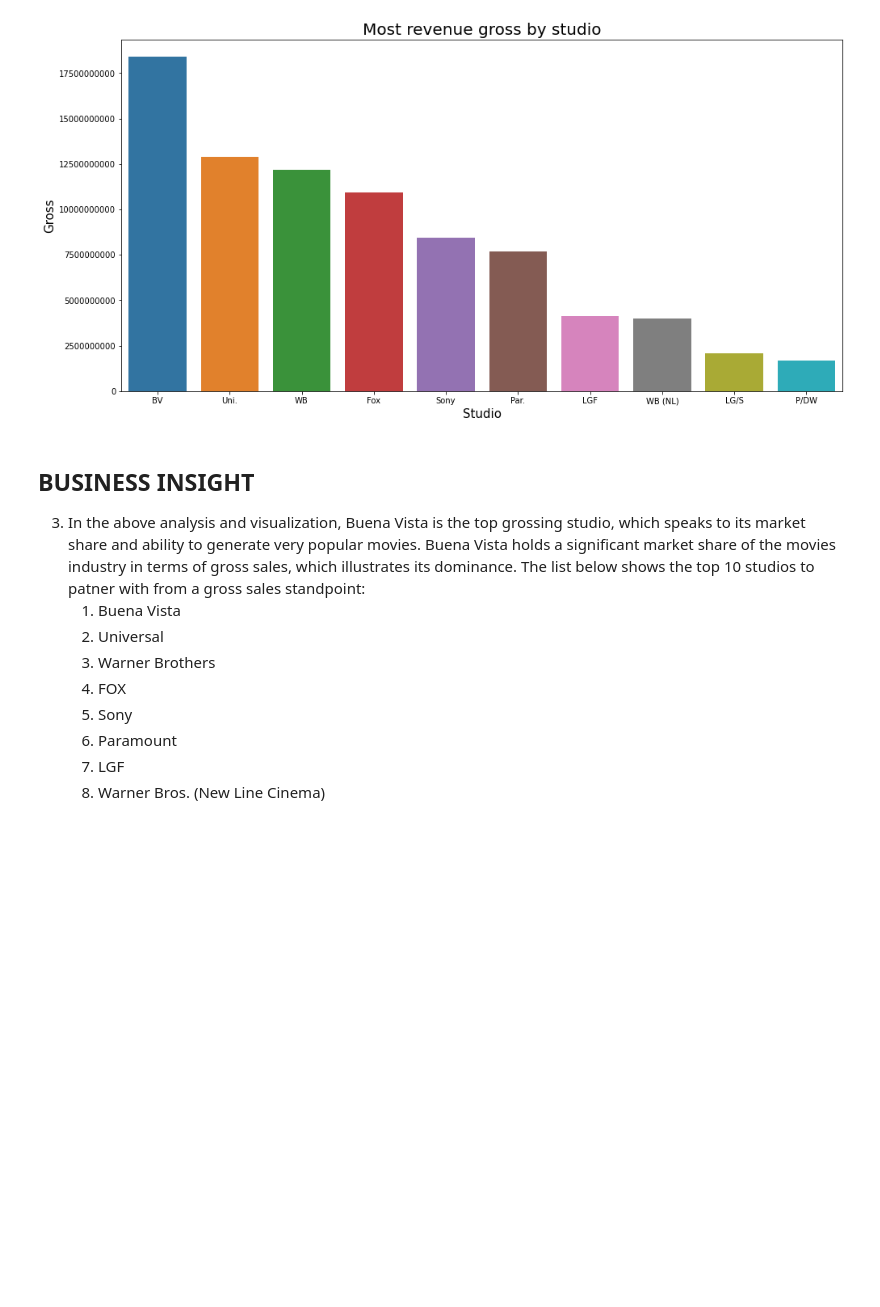
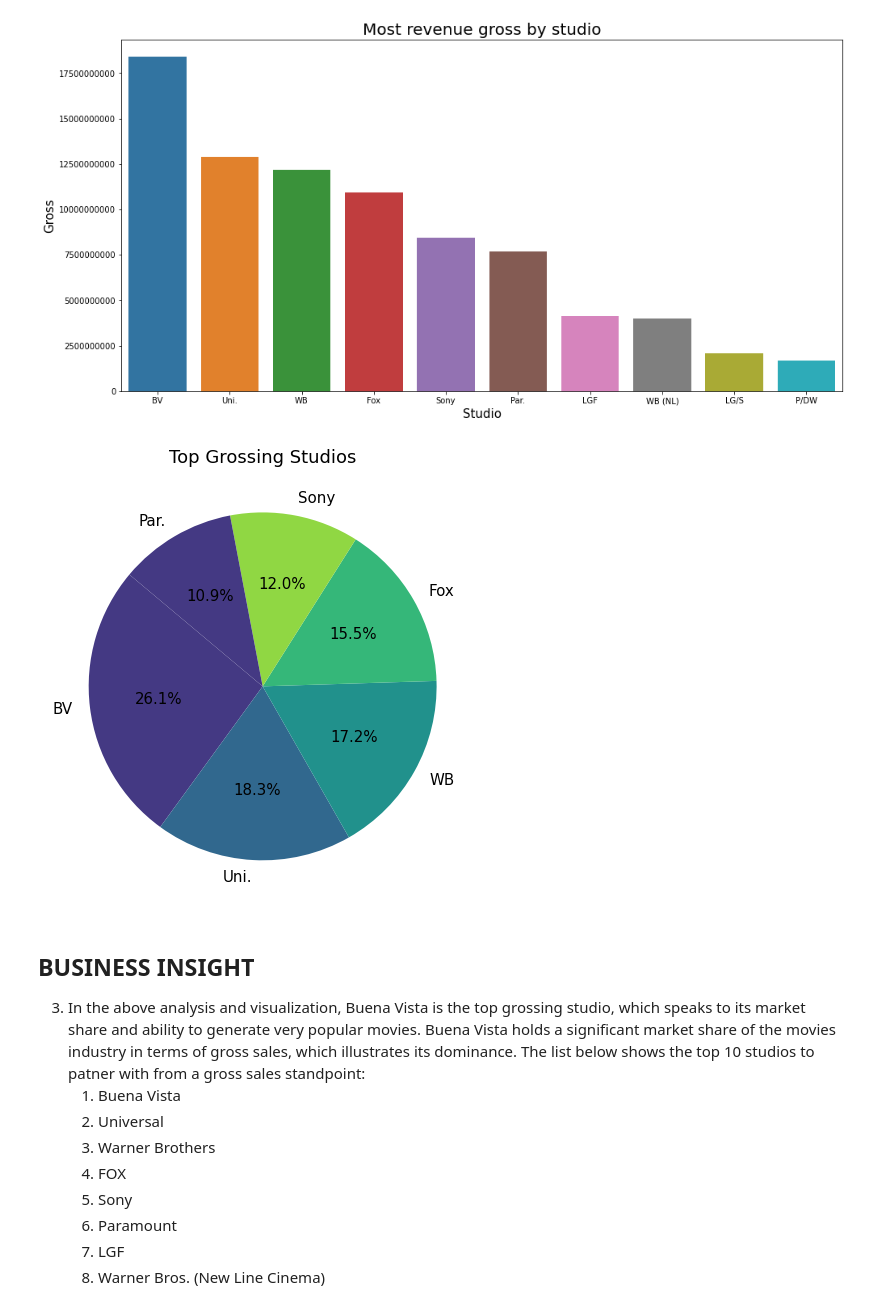
Before and after one commit to joakimTI/MOVIE-STUDIO-DATA-ANALYSIS, a Jupyter notebook: student.ipynb, the cells around one changed output. Drawn from its saved outputs; the diff is of its cells as text; code cells hidden in the pictures; blank space fills up the shorter version.

Commit message:
Studio gross sales pie chart

```diff
--- a/student.ipynb
+++ b/student.ipynb
@@ -615,6 +615,15 @@ plt.gca().yaxis.get_major_formatter().set_scientific(False)
 plt.show()
 # %% [output]
 [figure]
+# %%
+# Plot market share pie chart
+plt.figure(figsize=(8, 8))
+plt.title('Top Grossing Studios', fontsize=18)
+gross_by_studio[:6].plot(kind='pie', autopct='%1.1f%%', startangle=140, fontsize=15)
+plt.ylabel('')  # Remove the y-axis label
+plt.show()
+# %% [output]
+[figure, added]
 # %% [markdown]
 ## BUSINESS INSIGHT
 3. In the above analysis and visualization, Buena Vista is the top grossing studio, which speaks to its market share and ability to generate very popular movies. Buena Vista holds a significant market share of the movies industry in terms of gross sales, which illustrates its dominance. The list below shows the top 10 studios to patner with from a gross sales standpoint:
```
